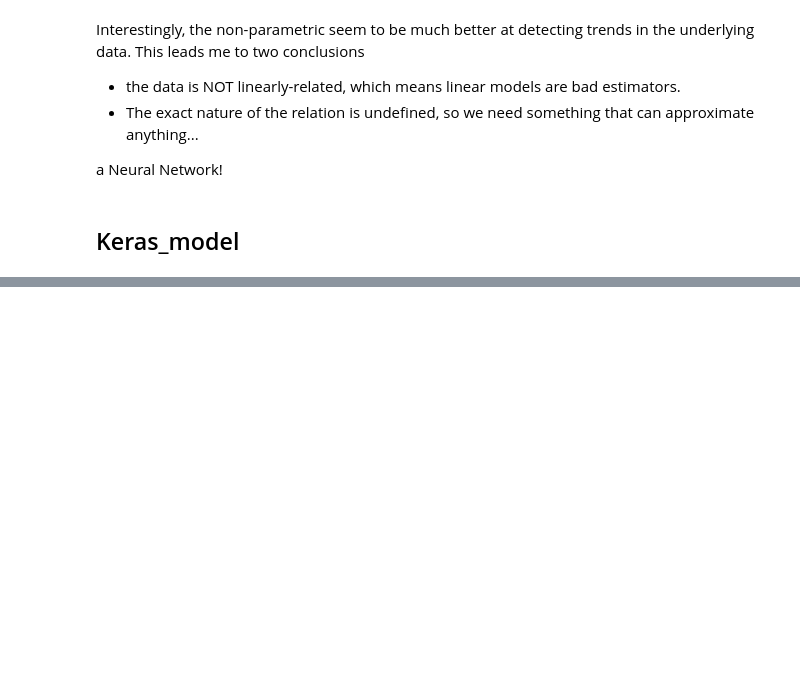
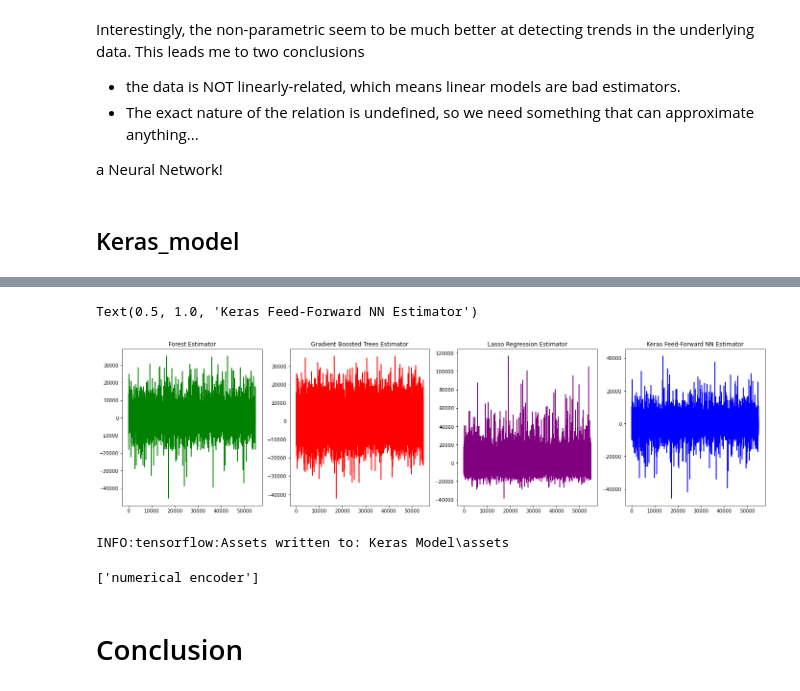
Before and after one commit to alexkingsing/used_cars, a Jupyter notebook: Used_cars_Dev.ipynb, the cells around one changed output, grey strips where cells are left out. Drawn from its saved outputs; the diff is of its cells as text; code cells hidden in the pictures; blank space fills up the shorter version.

```diff
--- a/Used_cars_Dev.ipynb
+++ b/Used_cars_Dev.ipynb
@@ -1163,0 +1174,2 @@ model.compile(optimizer = "adam", loss = "mse", metrics = [tf.keras.metrics.Mean
+# %%
+model.fit(x = X_train, y = y_train.values, validation_data = (X_val, y_val.values), batch_size = 128, epochs = 100, callbacks = [stop])
@@ -1163,0 +1199,10 @@ model.compile(optimizer = "adam", loss = "mse", metrics = [tf.keras.metrics.Mean
+# %%
+# Encoding the test set for processing.
+
+X_test, cat_encoder, num_encoder = gen_array(X_test, cat_enc = cat_encoder, num_enc = num_encoder)
+# %%
+# creating predictions
+forest_test_pred = forest.predict(X_test)
+boost_test_pred = boost.predict(X_test)
+lasso_test_pred = lasso.predict(X_test)
+Keras_test_pred = model.predict(X_test)
@@ -1163,0 +1229,36 @@ model.compile(optimizer = "adam", loss = "mse", metrics = [tf.keras.metrics.Mean
+# %%
+# Interestingly our models produce the expected results as per the validation sets behaviour. As such, I will attempt to find the best model via residual visualization
+forest_test_res = y_test.values - forest_test_pred
+boost_test_res = y_test.values - boost_test_pred
+lasso_test_res = y_test.values - lasso_test_pred
+Keras_test_res = y_test.values - Keras_test_pred.reshape(-1,)
+# %%
+fig, ax = plt.subplots(1,4, figsize = (24,6))
+
+sns.lineplot(ax = ax[0], data = forest_test_res, color = "green")
+ax[0].set_title("Forest Estimator")
+
+sns.lineplot(ax = ax[1], data = boost_test_res, color = "red")
+ax[1].set_title("Gradient Boosted Trees Estimator")
+
+sns.lineplot(ax = ax[2], data = lasso_test_res, color = "purple")
+ax[2].set_title("Lasso Regression Estimator")
+
+sns.lineplot(ax = ax[3], data = Keras_test_res, color = "blue")
+ax[3].set_title("Keras Feed-Forward NN Estimator")
+# %% [output]
+Text(0.5, 1.0, 'Keras Feed-Forward NN Estimator')
+[figure, added]
+# %%
+# saving keras model
+save_model(model = model, filepath = "Keras Model")
+# %% [output]
+INFO:tensorflow:Assets written to: Keras Model\assets
+# %%
+# saving categorical and numerical encoders
+dump(cat_encoder, "categorical encoder")
+dump(num_encoder, "numerical encoder")
+# %% [output]
+['numerical encoder']
+# %% [markdown]
+# Conclusion
```
Also changed, not shown: parts of 25 cells of this notebook, 6 other files.
